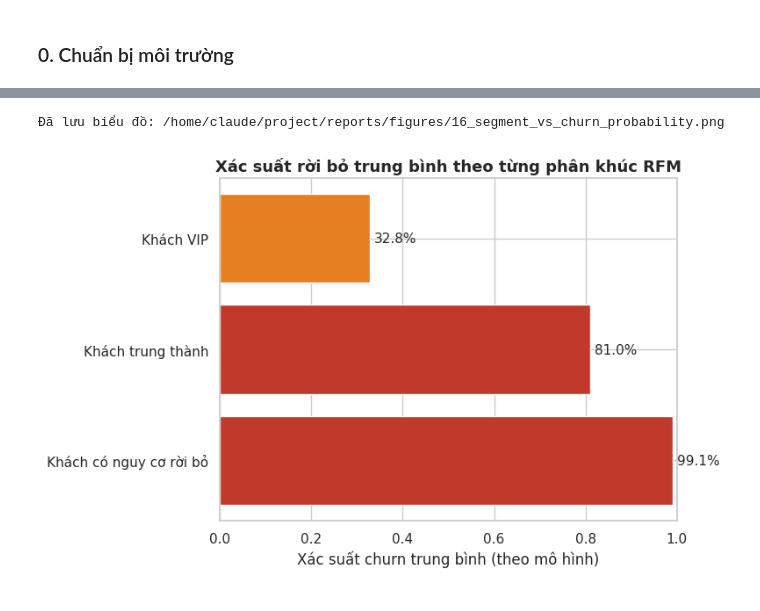
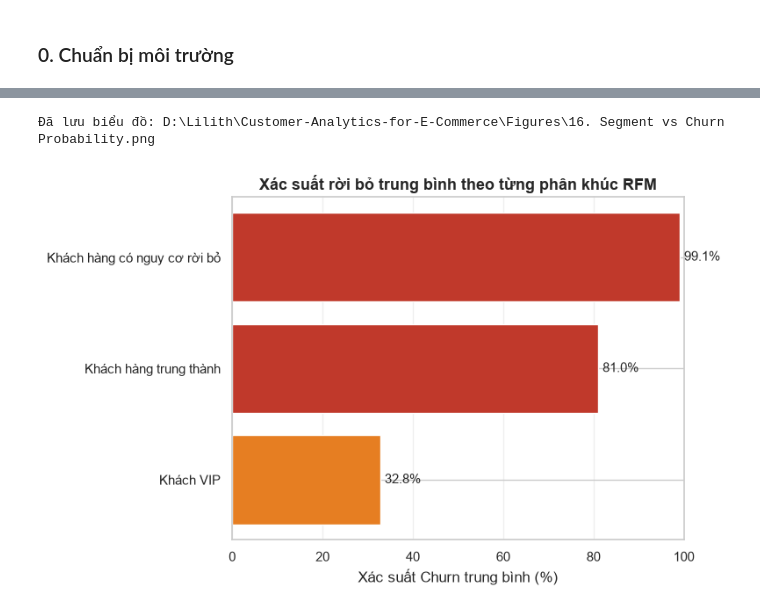
Before and after one commit to LilithLitcht/Customer-Analytics-for-E-Commerce, a Jupyter notebook: Notebooks/06_Evaluation_Comparison.ipynb, the cells around one changed output, grey strips where cells are left out. Cells and saved outputs as stored; diff of their text form; code cells hidden in the pictures.

Commit message:
Finish project

```diff
--- a/Notebooks/06_Evaluation_Comparison.ipynb
+++ b/Notebooks/06_Evaluation_Comparison.ipynb
@@ -62,11 +64,11 @@ trực tiếp mở notebook 03/04/05 của người khác — tránh xung đột
 # %%
-association_rules = load_csv(INTERIM_DATA_DIR / "association_rules_result.csv")
-customer_segments = load_csv(INTERIM_DATA_DIR / "customer_segments_result.csv")
-churn_results = load_csv(INTERIM_DATA_DIR / "churn_model_results.csv")
-churn_predictions = load_csv(INTERIM_DATA_DIR / "customer_churn_predictions.csv")
+association_rules = load_csv(INTERIM_DATA_DIR / "Association_Rules_Result.csv")
+customer_segments = load_csv(INTERIM_DATA_DIR / "Customer_Segments_Result.csv")
+churn_results = load_csv(INTERIM_DATA_DIR / "Churn_Model_Results.csv")
+churn_predictions = load_csv(INTERIM_DATA_DIR / "Customer_Churn_Predictions.csv")
 
-print(f"association_rules_result.csv     : {association_rules.shape} — từ Thành viên B (MBA)")
-print(f"customer_segments_result.csv     : {customer_segments.shape} — từ Thành viên C (Clustering)")
-print(f"churn_model_results.csv          : {churn_results.shape} — từ Thành viên D (Churn)")
-print(f"customer_churn_predictions.csv   : {churn_predictions.shape} — từ Thành viên D (Churn)")
+print(f"Association Rules          : {len(association_rules):,} dòng")
+print(f"Customer Segments          : {len(customer_segments):,} dòng")
+print(f"Churn Model Results        : {len(churn_results):,} dòng")
+print(f"Customer Churn Predictions : {len(churn_predictions):,} dòng")
 # %% [output]
@@ -180,20 +210,23 @@ Số khách hàng khớp được giữa 2 bảng: 5,404 / 5,853 (phần chênh
 # %%
+# Sắp xếp tăng dần để thanh có rủi ro cao nhất nằm trên cùng
+plot_data = segment_churn_summary.sort_values("Xác suất Churn trung bình", ascending=True)
 fig, ax = plt.subplots(figsize=(8, 5))
-colors_by_risk = [ALERT_COLOR if v > 0.6 else (SECONDARY_COLOR if v > 0.3 else PRIMARY_COLOR)
-                   for v in segment_churn_summary["XacSuatChurn_TrungBinh"]]
 
-ax.barh(segment_churn_summary.index, segment_churn_summary["XacSuatChurn_TrungBinh"],
-        color=colors_by_risk)
-ax.set_xlabel("Xác suất churn trung bình (theo mô hình)")
+colors_by_risk = [ALERT_COLOR if value > 60 else SECONDARY_COLOR if value > 30 else PRIMARY_COLOR for value in plot_data["Xác suất Churn trung bình"]]
+
+bars = ax.barh(plot_data.index, plot_data["Xác suất Churn trung bình"], color=colors_by_risk)
+ax.set_xlabel("Xác suất Churn trung bình (%)")
 ax.set_title("Xác suất rời bỏ trung bình theo từng phân khúc RFM")
-ax.set_xlim(0, 1)
-for i, value in enumerate(segment_churn_summary["XacSuatChurn_TrungBinh"]):
-    ax.text(value + 0.01, i, f"{value:.1%}", va="center")
+ax.set_xlim(0, 100)
 
+for bar, value in zip(bars, plot_data["Xác suất Churn trung bình"]):
+    ax.text(value + 1, bar.get_y() + bar.get_height() / 2, f"{value:.1f}%", va="center")
+
+ax.grid(True, axis="x", alpha=0.3)
 plt.tight_layout()
-save_current_figure("16_segment_vs_churn_probability.png")
+save_current_figure("16. Segment vs Churn Probability.png")
 plt.show()
 # %% [output]
-Đã lưu biểu đồ: /home/claude/project/reports/figures/16_segment_vs_churn_probability.png
+Đã lưu biểu đồ: D:\Lilith\Customer-Analytics-for-E-Commerce\Figures\16. Segment vs Churn Probability.png
-[figure, old version]
+[figure, new version]
 # %% [markdown]
```
Also changed, not shown: parts of 23 cells of this notebook, 17 other files.
